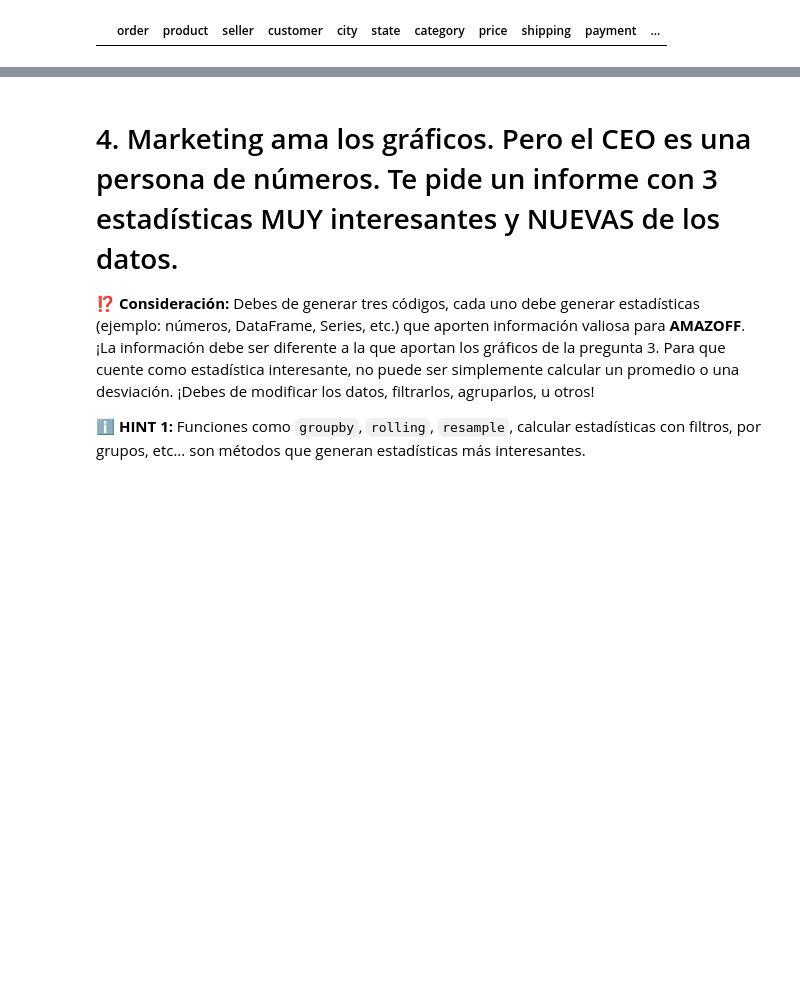
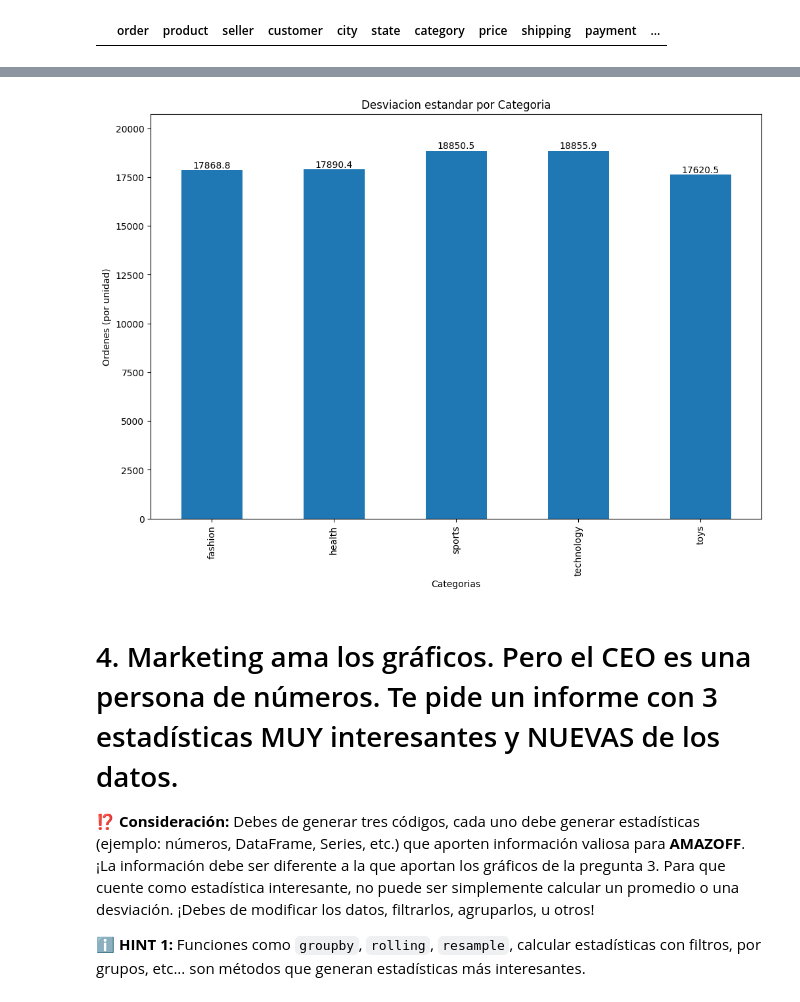
Before and after one commit to julvc/python_diplo, a Jupyter notebook: Julio_Varas_MP1.ipynb, the cells around one changed output, grey strips where cells are left out. Drawn from its saved outputs; the diff is of its cells as text; code cells hidden in the pictures; blank space fills up the shorter version.

```diff
--- a/Julio_Varas_MP1.ipynb
+++ b/Julio_Varas_MP1.ipynb
@@ -535,3 +517,11 @@ plt.show()
+# %%
+# Gráfico 3: [ TÍTULO DEL GRÁFICO ]
+
+ax = df.groupby('category')['order'].std().plot(kind='bar', figsize=(12, 8), title='Desviacion estandar por Categoria', xlabel='Categorias', ylabel='Ordenes (por unidad)', legend=False)
+ax.bar_label(ax.containers[0], label_type='edge')
+ax.margins(y=0.1)
+# %% [output]
+[figure, added]
 # %% [markdown]
 # 4. Marketing ama los gráficos. Pero el CEO es una persona de números. Te pide un informe con 3 estadísticas MUY interesantes y NUEVAS de los datos.
 
```
Also changed, not shown: parts of 5 cells of this notebook.
